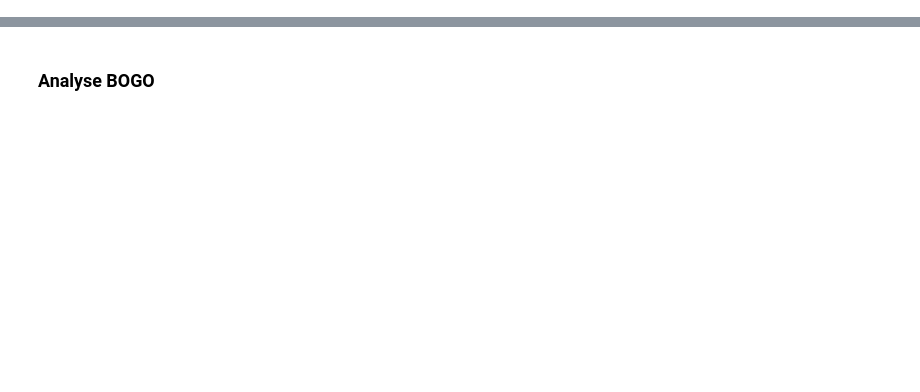
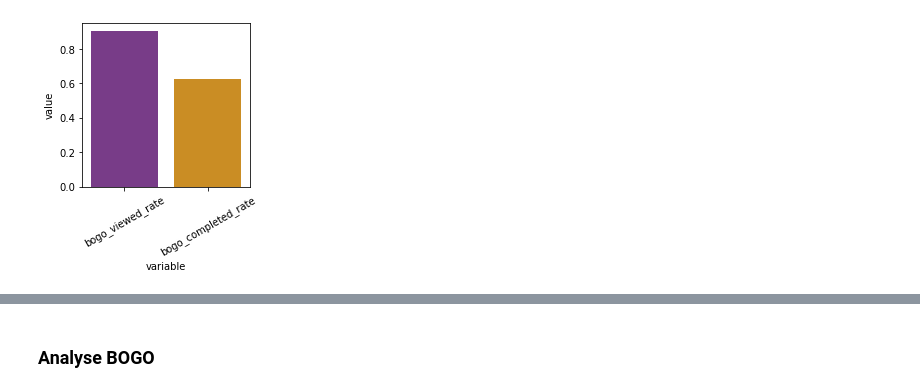
Before and after one commit to Arjunar92/Starbucks_Customer_Segmentation_Project, a Jupyter notebook: Starbucks_Customer_Segmentation_012821a.ipynb, the cells around one changed output, grey strips where cells are left out. Cells and saved outputs as stored; diff of their text form; code cells hidden in the pictures; blank space fills up the shorter version.

```diff
--- a/Starbucks_Customer_Segmentation_012821a.ipynb
+++ b/Starbucks_Customer_Segmentation_012821a.ipynb
@@ -255,0 +376,6 @@ def plot_data(df,demo,groupby,palette,col_wrap,height,label_rotation ):
+# %%
+#Analyze Viewed rate and completed rate for BOGO
+
+df = plot_data_overall(offer_overall, 2, 30, ['bogo_viewed_rate','bogo_completed_rate'])
+# %% [output]
+[figure, added]
```
Also changed, not shown: parts of 90 cells of this notebook.
